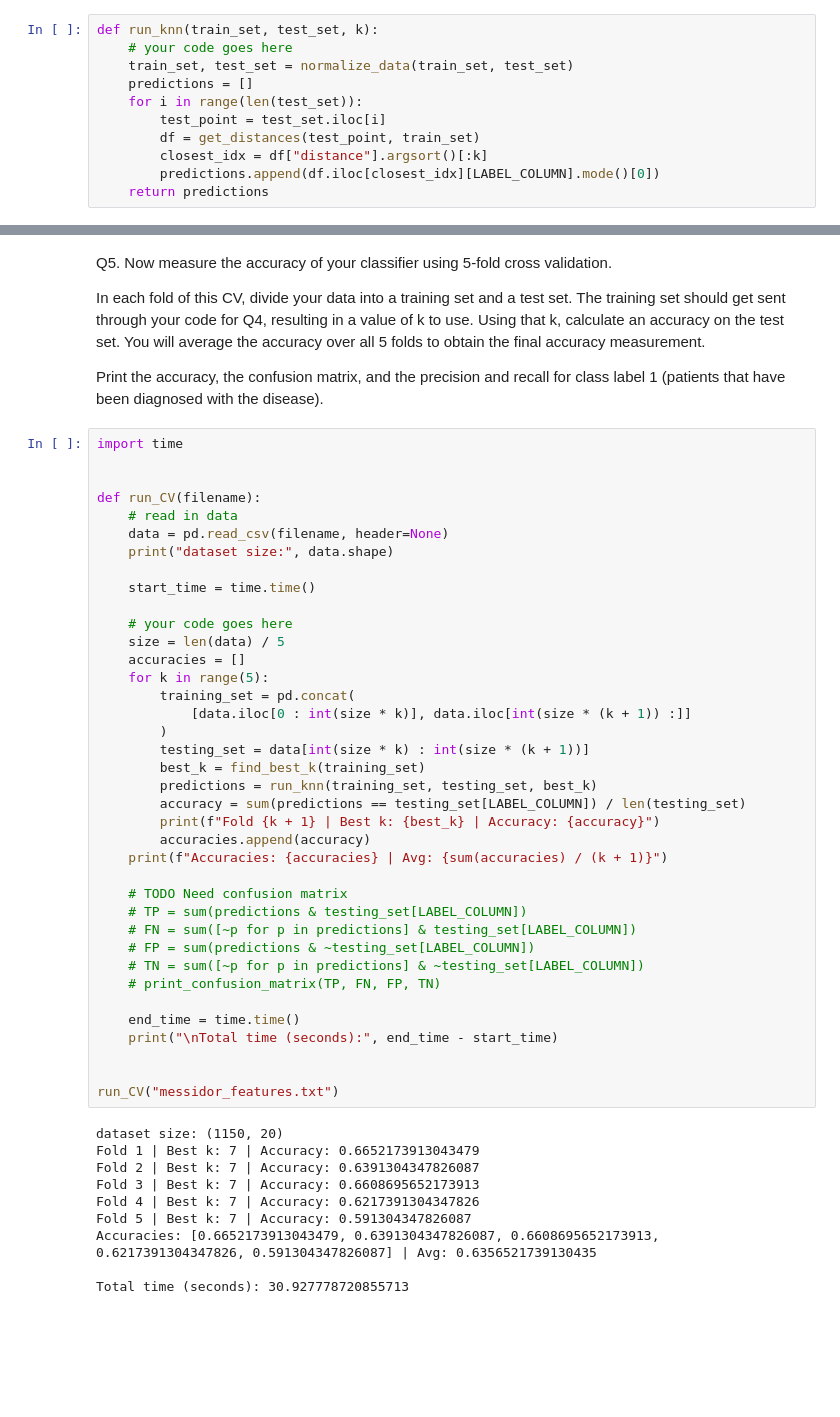
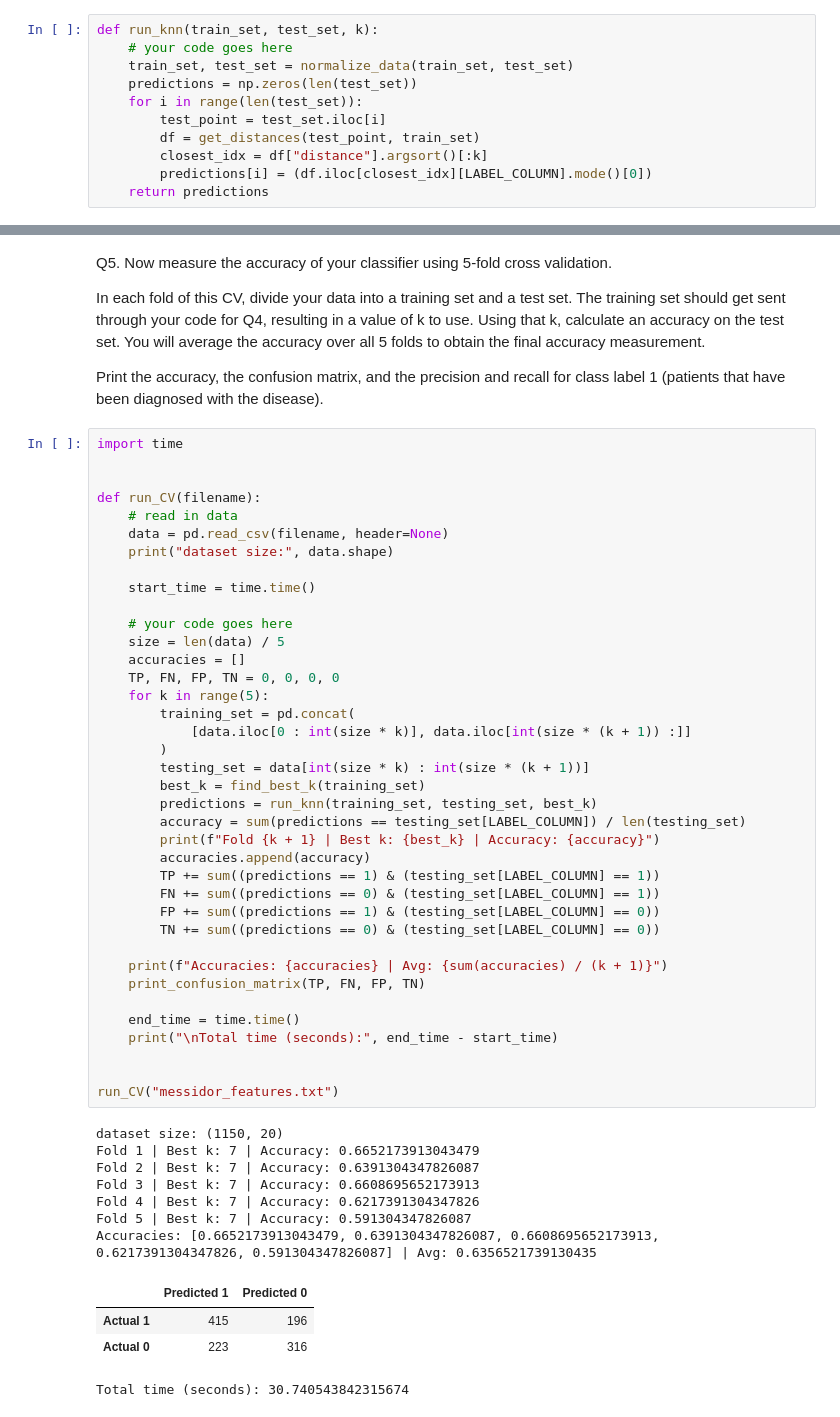
Before and after one commit to IanC04/CS363M, a Jupyter notebook: Assignments/Assignment 3/Assignment3.ipynb, the cells around one changed output, grey strips where cells are left out. Drawn from its saved outputs; the diff is of its cells as text; blank space fills up the shorter version.

```diff
--- a/Assignments/Assignment 3/Assignment3.ipynb
+++ b/Assignments/Assignment 3/Assignment3.ipynb
@@ -338,12 +338,12 @@ Caution: Remember to normalize your data before doing distance calculations.
 def run_knn(train_set, test_set, k):
     # your code goes here
     train_set, test_set = normalize_data(train_set, test_set)
-    predictions = []
+    predictions = np.zeros(len(test_set))
     for i in range(len(test_set)):
         test_point = test_set.iloc[i]
         df = get_distances(test_point, train_set)
         closest_idx = df["distance"].argsort()[:k]
-        predictions.append(df.iloc[closest_idx][LABEL_COLUMN].mode()[0])
+        predictions[i] = (df.iloc[closest_idx][LABEL_COLUMN].mode()[0])
     return predictions
 # %% [markdown]
 Q4. Find the best value of k for this data.
@@ -389,39 +389,41 @@ def run_CV(filename):
     start_time = time.time()
 
     # your code goes here
     size = len(data) / 5
     accuracies = []
+    TP, FN, FP, TN = 0, 0, 0, 0
     for k in range(5):
         training_set = pd.concat(
             [data.iloc[0 : int(size * k)], data.iloc[int(size * (k + 1)) :]]
         )
         testing_set = data[int(size * k) : int(size * (k + 1))]
         best_k = find_best_k(training_set)
         predictions = run_knn(training_set, testing_set, best_k)
         accuracy = sum(predictions == testing_set[LABEL_COLUMN]) / len(testing_set)
         print(f"Fold {k + 1} | Best k: {best_k} | Accuracy: {accuracy}")
         accuracies.append(accuracy)
+        TP += sum((predictions == 1) & (testing_set[LABEL_COLUMN] == 1))
+        FN += sum((predictions == 0) & (testing_set[LABEL_COLUMN] == 1))
+        FP += sum((predictions == 1) & (testing_set[LABEL_COLUMN] == 0))
+        TN += sum((predictions == 0) & (testing_set[LABEL_COLUMN] == 0))
+
     print(f"Accuracies: {accuracies} | Avg: {sum(accuracies) / (k + 1)}")
-
-    # TODO Need confusion matrix
-    # TP = sum(predictions & testing_set[LABEL_COLUMN])
-    # FN = sum([~p for p in predictions] & testing_set[LABEL_COLUMN])
-    # FP = sum(predictions & ~testing_set[LABEL_COLUMN])
-    # TN = sum([~p for p in predictions] & ~testing_set[LABEL_COLUMN])
-    # print_confusion_matrix(TP, FN, FP, TN)
+    print_confusion_matrix(TP, FN, FP, TN)
 
     end_time = time.time()
     print("\nTotal time (seconds):", end_time - start_time)
 
 
 run_CV("messidor_features.txt")
 # %% [output]
 dataset size: (1150, 20)
 Fold 1 | Best k: 7 | Accuracy: 0.6652173913043479
 Fold 2 | Best k: 7 | Accuracy: 0.6391304347826087
 Fold 3 | Best k: 7 | Accuracy: 0.6608695652173913
 Fold 4 | Best k: 7 | Accuracy: 0.6217391304347826
 Fold 5 | Best k: 7 | Accuracy: 0.591304347826087
 Accuracies: [0.6652173913043479, 0.6391304347826087, 0.6608695652173913, 0.6217391304347826, 0.591304347826087] | Avg: 0.6356521739130435
-
-Total time (seconds): 30.927778720855713
+|  | Predicted 1 | Predicted 0 |
+| Actual 1 | 415 | 196 |
+| Actual 0 | 223 | 316 |
+Total time (seconds): 30.740543842315674
```
